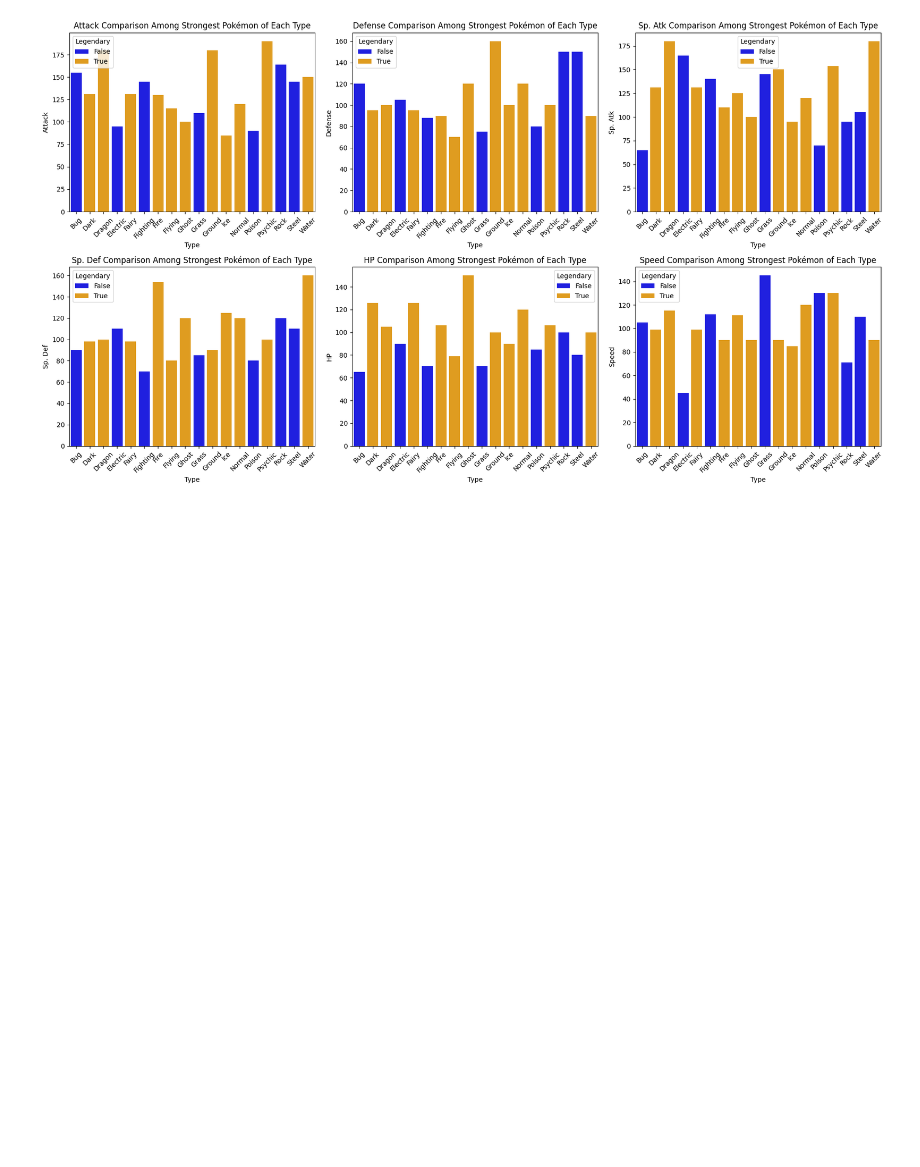
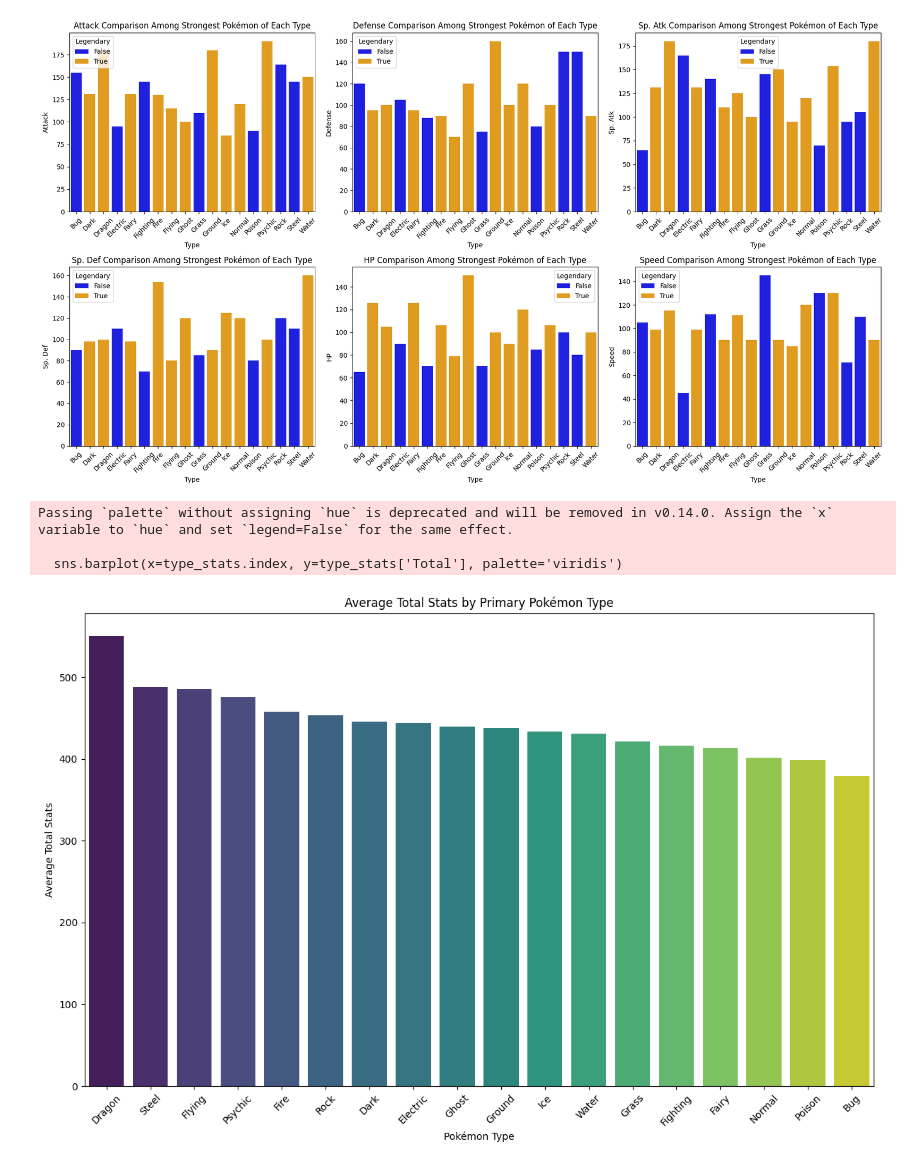
Before and after one commit to haremir/PokemonStatsAnalysis, a Jupyter notebook: main.ipynb, the cells around one changed output. Drawn from its saved outputs; the diff is of its cells as text; code cells hidden in the pictures; blank space fills up the shorter version.

```diff
--- a/main.ipynb
+++ b/main.ipynb
@@ -190,3 +190,21 @@ plt.tight_layout()
 plt.show()
 # %% [output]
 [figure]
+# %%
+# Toplam istatistiklerin farklı Pokémon türleri arasında dağılımını analiz et
+type_stats = data.groupby('Type 1').mean(numeric_only=True).sort_values(by='Total', ascending=False)
+
+# Birincil türe göre ortalama toplam istatistikleri görselleştir
+plt.figure(figsize=(12, 8))
+sns.barplot(x=type_stats.index, y=type_stats['Total'], palette='viridis')
+plt.title('Average Total Stats by Primary Pokémon Type')
+plt.ylabel('Average Total Stats')
+plt.xlabel('Pokémon Type')
+plt.xticks(rotation=45)
+plt.tight_layout()
+plt.show()
+# %% [output]
+Passing `palette` without assigning `hue` is deprecated and will be removed in v0.14.0. Assign the `x` variable to `hue` and set `legend=False` for the same effect.
+
+  sns.barplot(x=type_stats.index, y=type_stats['Total'], palette='viridis')
+[figure, added]
```
Also changed, not shown: parts of 2 cells of this notebook, 3 other files.
